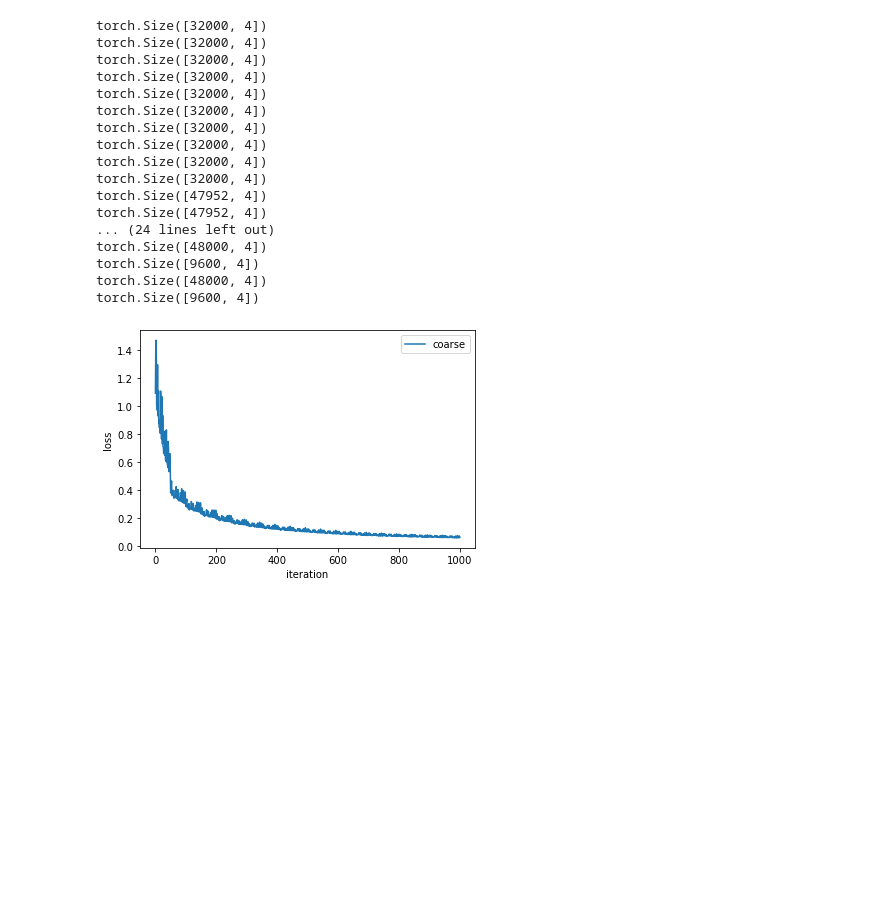
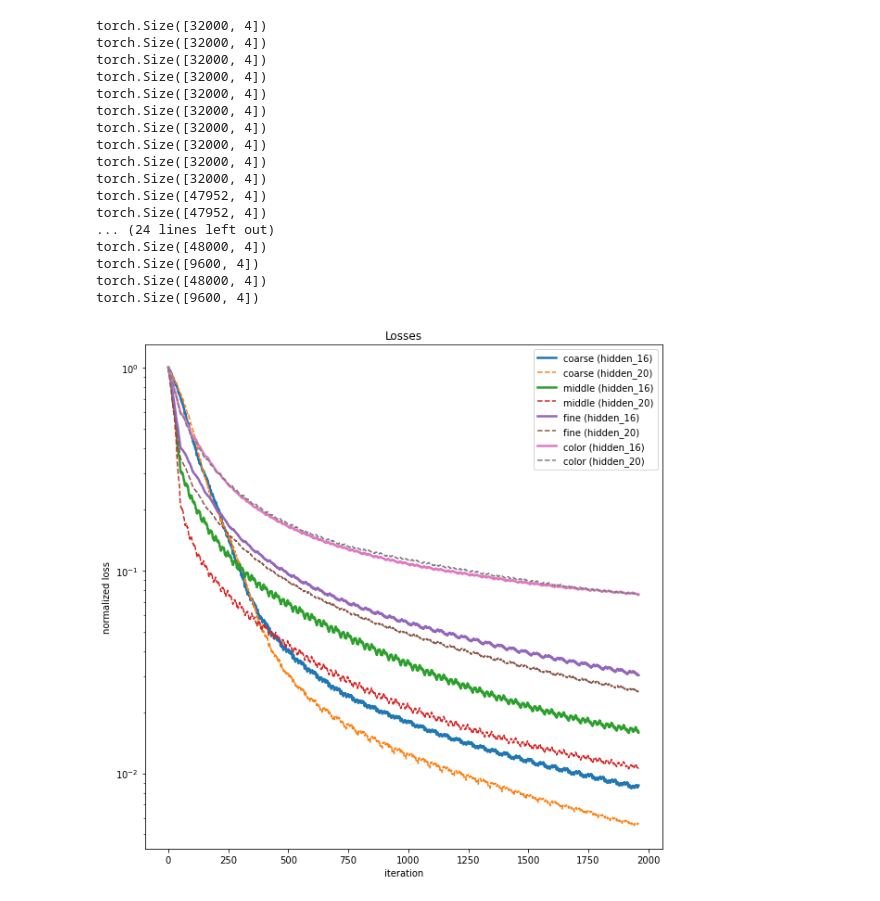
Before and after one commit to ytliu74/nice-slam, a Jupyter notebook: draft.ipynb, the cells around one changed output. Cells and saved outputs as stored; diff of their text form; code cells hidden in the pictures; blank space fills up the shorter version.

```diff
--- a/draft.ipynb
+++ b/draft.ipynb
@@ -98,25 +98,39 @@ torch.Size([48000, 4])
 torch.Size([9600, 4])
 torch.Size([48000, 4])
 torch.Size([9600, 4])
-# %%
-import pickle
-
-with open("loss_record.pkl", "rb") as f:
-    loss_record = pickle.load(f)
-
-import matplotlib.pyplot as plt
-
-# Use log-scale to show the loss
-
-# plt.plot(loss_record['coarse'])
-# plt.plot(loss_record['middle'])
-# plt.plot(loss_record['fine'])
-plt.plot(loss_record['color'])
-# plt.yscale('log')
-
-plt.legend(['coarse', 'middle', 'fine', 'color'])
-plt.xlabel('iteration')
-plt.ylabel('loss')
-plt.show()
-# %% [output]
-[figure, removed]
+# %%
+import pickle
+import matplotlib.pyplot as plt
+import numpy as np
+
+with open("./saved_slim/hidden_16/loss_record.pkl", "rb") as f:
+    loss_record_16 = pickle.load(f)
+
+with open("./saved_slim/hidden_20/loss_record.pkl", "rb") as f:
+    loss_record_20 = pickle.load(f)
+
+stages = ["coarse", "middle", "fine", "color"]
+
+plt.figure(figsize=(10, 10))
+
+running_avg_len = 40
+
+for i, stage in enumerate(stages):
+    # Plot the loss record for hidden_16
+    smoothed_loss_16 = np.convolve(loss_record_16[stage], np.ones(running_avg_len)/running_avg_len, mode='valid')
+    normalized_loss_16 = smoothed_loss_16 / np.max(smoothed_loss_16)
+    plt.plot(normalized_loss_16, label=f"{stage} (hidden_16)", linestyle='-', linewidth=2.5)
+
+    # Plot the loss record for hidden_20
+    smoothed_loss_20 = np.convolve(loss_record_20[stage], np.ones(running_avg_len)/running_avg_len, mode='valid')
+    normalized_loss_20 = smoothed_loss_20 / np.max(smoothed_loss_20)
+    plt.plot(normalized_loss_20, label=f"{stage} (hidden_20)", linestyle='--')
+
+plt.title('Losses')
+plt.xlabel('iteration')
+plt.ylabel('normalized loss')
+plt.yscale('log')
+plt.legend(loc='upper right')
+plt.show()
+# %% [output]
+[figure, added]
```
Also changed, not shown: parts of 1 cell of this notebook, 16 other files.
